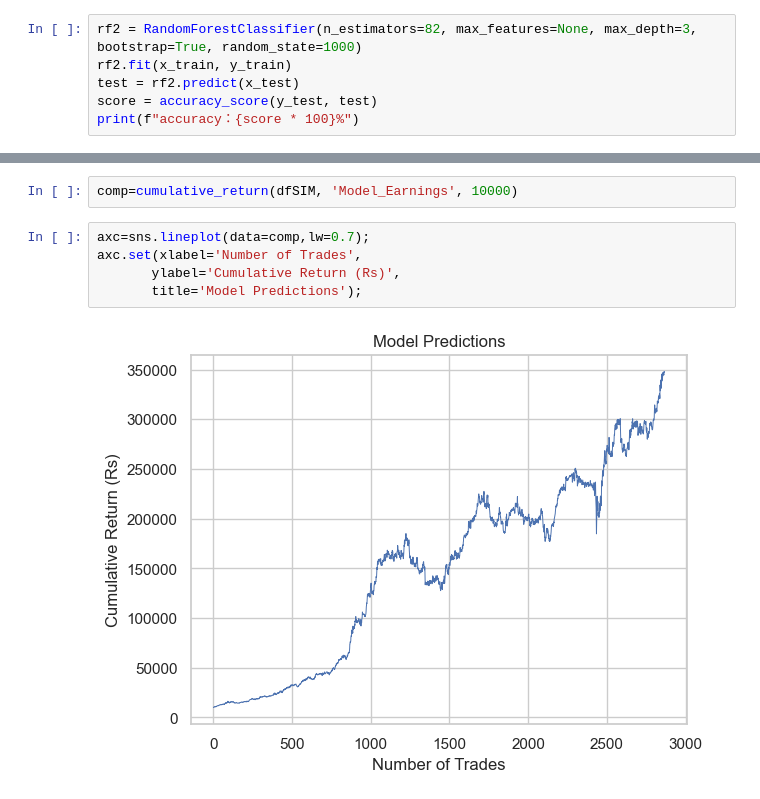
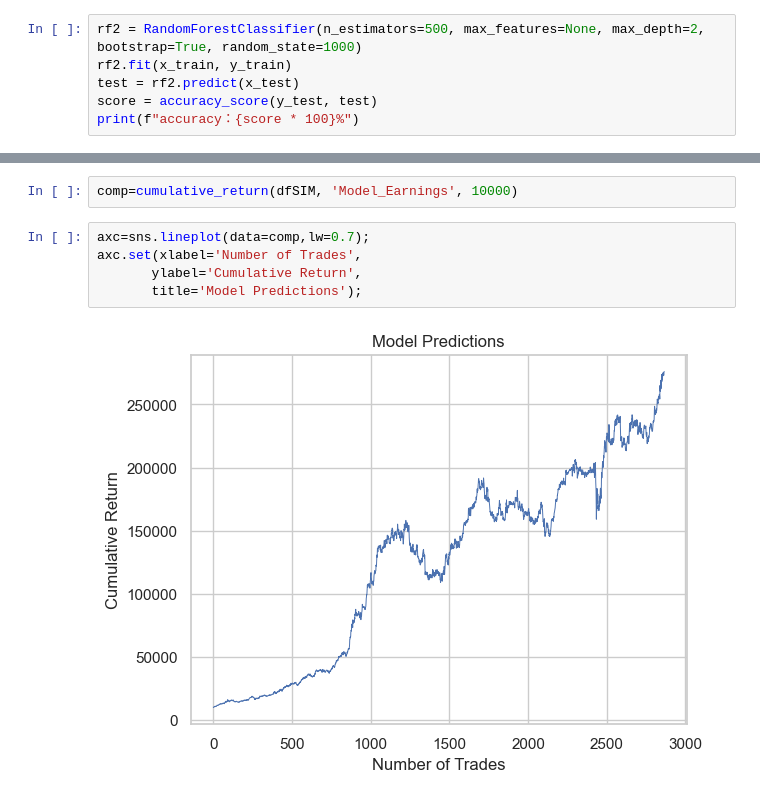
Before and after one commit to jeffreywhat/6103-NYSE-NSE-Set-Project, a Jupyter notebook: JMV2.ipynb, the cells around one changed output, grey strips where cells are left out. Cells and saved outputs as stored; diff of their text form.

```diff
--- a/JMV2.ipynb
+++ b/JMV2.ipynb
@@ -342,7 +355,7 @@ rf_random.best_params_
 # %% [output]
 {'bootstrap': True, 'max_depth': 3, 'max_features': None, 'n_estimators': 82}
 # %%
-rf2 = RandomForestClassifier(n_estimators=82, max_features=None, max_depth=3, bootstrap=True, random_state=1000)
+rf2 = RandomForestClassifier(n_estimators=500, max_features=None, max_depth=2, bootstrap=True, random_state=1000)
 rf2.fit(x_train, y_train)
 test = rf2.predict(x_test)
 score = accuracy_score(y_test, test)
@@ -669,10 +688,10 @@ comp=cumulative_return(dfSIM, 'Model_Earnings', 10000)
 # %%
 axc=sns.lineplot(data=comp,lw=0.7);
 axc.set(xlabel='Number of Trades',
-       ylabel='Cumulative Return (Rs)',
+       ylabel='Cumulative Return',
        title='Model Predictions');
 # %% [output]
-[figure, old version]
+[figure, new version]
 # %%
 comp_strat=cumulative_return(dfSIM, 'Strategy_Earnings', 10000)
 axc=sns.lineplot(data=comp_strat,lw=0.7);
```
Also changed, not shown: parts of 18 cells of this notebook.
